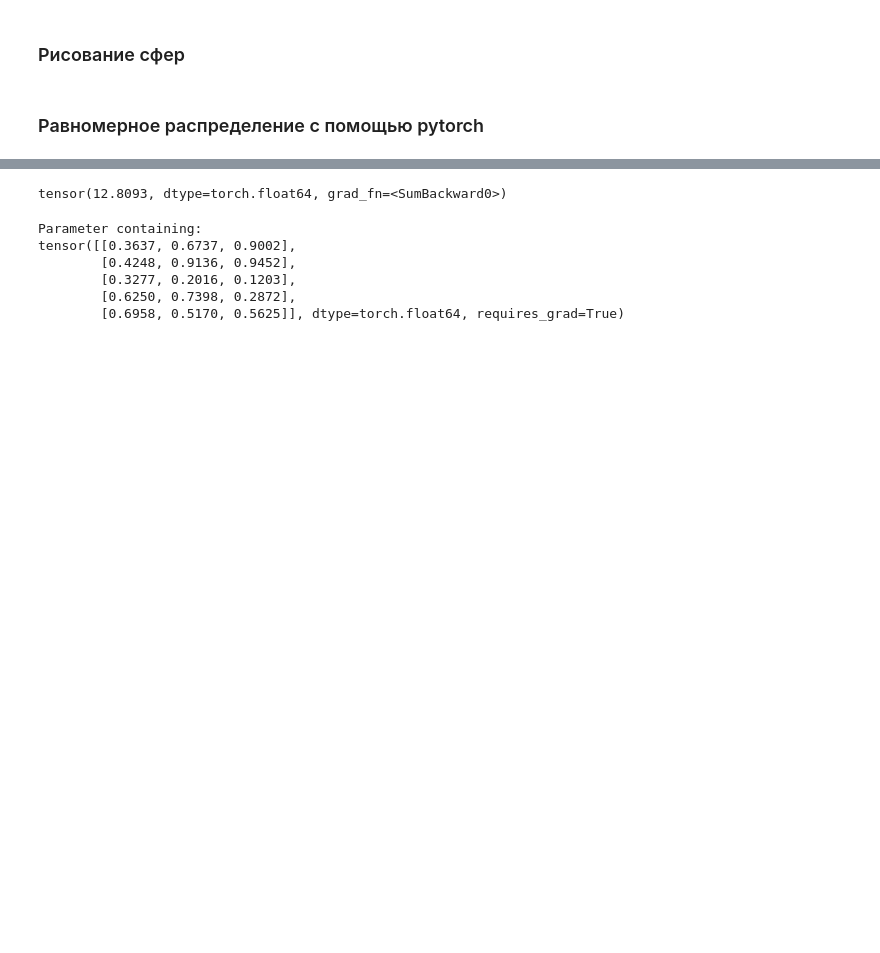
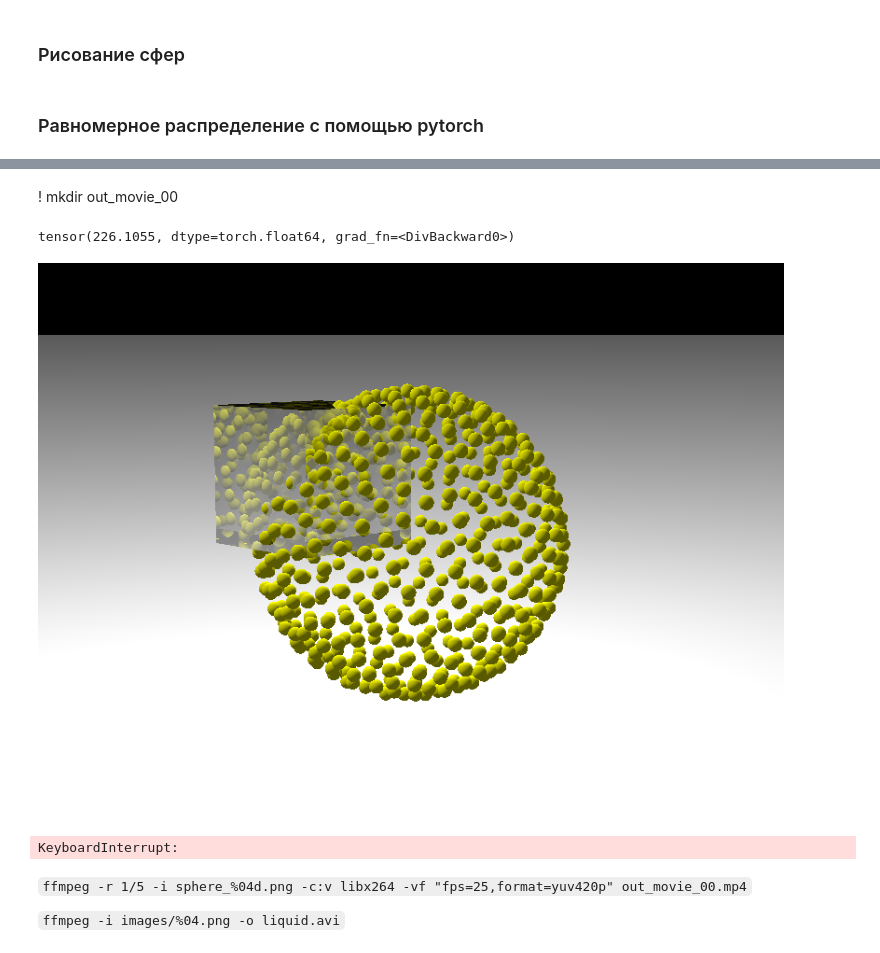
Before and after one commit to koyaua/torch_demo, a Jupyter notebook: uniform_distribution.ipynb, the cells around one changed output, grey strips where cells are left out. Saved outputs shown, nothing was run; the diff lists cells and outputs as text; code cells hidden in the pictures; blank space fills up the shorter version.

````diff
--- a/uniform_distribution.ipynb
+++ b/uniform_distribution.ipynb
@@ -56,7 +56,7 @@ print('loss =', L_np)
 import torch
 # %%
 %%time
-pt_x = torch.from_numpy(x)
+pt_x = torch.from_numpy(pt_X.detach().numpy())
 pt_xxt = pt_x.mm(pt_x.transpose(0, 1))
 pt_pp_sq_dist = pt_xxt.diag()
 pt_p_roll = pt_pp_sq_dist.repeat(n, 1)
@@ -121,7 +121,7 @@ for t in range(0, 360, 4):
 # %% [markdown]
 ### Равномерное распределение с помощью pytorch
 # %%
-n = 5
+n = 500
 k = 1000
 import torch
 torch_coords_np = np.random.rand(n, 3)
@@ -130,15 +130,17 @@ torch_coords_tensor = torch.from_numpy(torch_coords_np)
 # %%
 pt_X = torch.nn.Parameter(torch_coords_tensor)
 # %%
-pt_xxt = pt_X.mm(pt_X.transpose(0, 1))
-pt_pp_sq_dist = pt_xxt.diag()
-pt_p_roll = pt_pp_sq_dist.repeat(n, 1)
-pt_q_roll = pt_pp_sq_dist.reshape(-1, 1).repeat(1, n)
-pt_pq_sq_dist = pt_p_roll + pt_q_roll - 2 * pt_xxt
-pt_pq_dist = pt_pq_sq_dist.sqrt()
-pt_pp_dist = pt_pp_sq_dist.sqrt()
-pt_surface_dist_sq = (pt_pp_dist - torch.ones(n, dtype=torch.float64)) ** 2
-pt_rec_pq_dist = 1 / (pt_pq_dist + torch.eye(n, dtype=torch.float64)) - torch.eye(n, dtype=torch.float64)
-pt_ans_00 = pt_rec_pq_dist.sum()
-pt_ans_01 = k * pt_surface_dist_sq.sum()
-L_pt = (pt_ans_00 / 2 + pt_ans_01) / n
+def create_loss(pt_X):
+    pt_xxt = pt_X.mm(pt_X.transpose(0, 1))
+    pt_pp_sq_dist = pt_xxt.diag()
+    pt_p_roll = pt_pp_sq_dist.repeat(n, 1)
+    pt_q_roll = pt_pp_sq_dist.reshape(-1, 1).repeat(1, n)
+    pt_pq_sq_dist = pt_p_roll + pt_q_roll - 2 * pt_xxt + torch.eye(n, dtype=torch.float64)
+    pt_pq_dist = pt_pq_sq_dist.sqrt()
+    pt_pp_dist = pt_pp_sq_dist.sqrt()
+    pt_surface_dist_sq = (pt_pp_dist - torch.ones(n, dtype=torch.float64)) ** 2
+    pt_rec_pq_dist = 1 / pt_pq_dist - torch.eye(n, dtype=torch.float64)
+    pt_ans_00 = pt_rec_pq_dist.sum()
+    pt_ans_01 = k * pt_surface_dist_sq.sum()
+    pt_L = (pt_ans_00 / 2 + pt_ans_01) / n
+    return pt_L
@@ -162,4 +146,0 @@ d = pt_pq_dist.sum()
-# %%
-d
-# %% [output]
-tensor(12.8093, dtype=torch.float64, grad_fn=<SumBackward0>)
@@ -168,9 +147,23 @@ d.backward()
-# %%
-pt_X
-# %% [output]
-Parameter containing:
-tensor([[0.3637, 0.6737, 0.9002],
-        [0.4248, 0.9136, 0.9452],
-        [0.3277, 0.2016, 0.1203],
-        [0.6250, 0.7398, 0.2872],
-        [0.6958, 0.5170, 0.5625]], dtype=torch.float64, requires_grad=True)
+# %%
+opt = torch.optim.SGD([pt_X], lr=0.01, momentum=0.9)
+# %% [markdown]
+! mkdir out_movie_00
+# %%
+for t in range(720):
+    flnm = 'out_movie_00/sphere_{:04}.png'.format(t)
+    opt.zero_grad()
+    pt_L = create_loss(pt_X)
+    pt_L.backward()
+    scene = create_scene(t, pt_X)
+    scene.render(flnm)
+    opt.step()
+    clear_output()
+    display(pt_L, Image.open(flnm))
+# %% [output]
+tensor(226.1055, dtype=torch.float64, grad_fn=<DivBackward0>)
+[figure, added]
+KeyboardInterrupt:
+# %% [markdown]
+```ffmpeg -r 1/5 -i sphere_%04d.png -c:v libx264 -vf "fps=25,format=yuv420p" out_movie_00.mp4```
+
+```ffmpeg -i images/%04.png -o liquid.avi```
````
Also changed, not shown: parts of 6 cells of this notebook, 2 other files.
